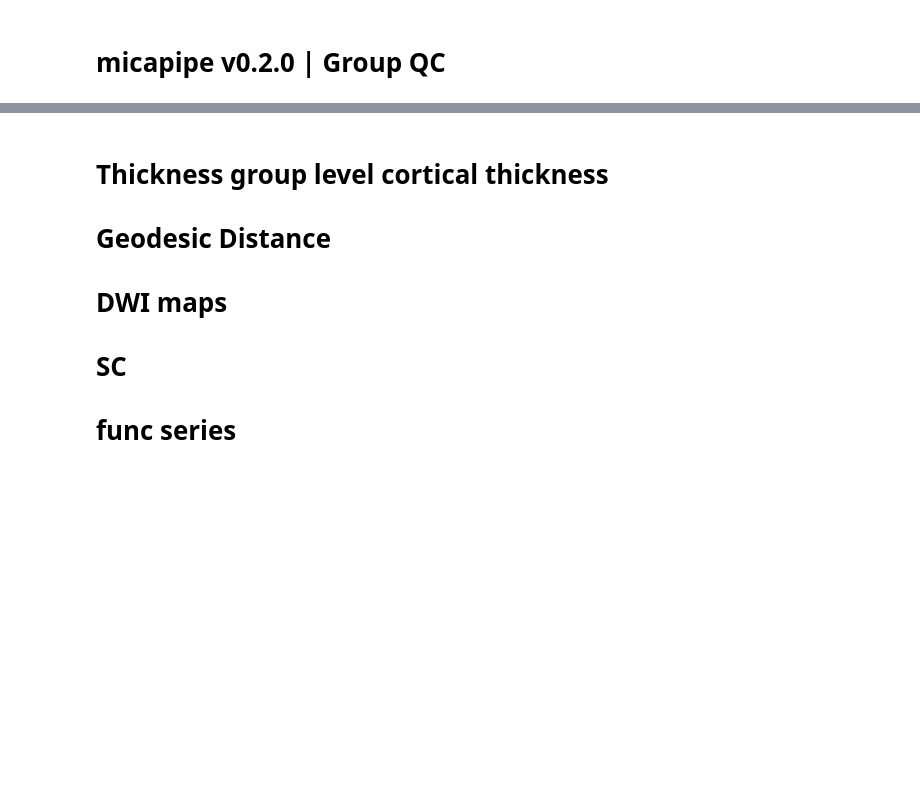
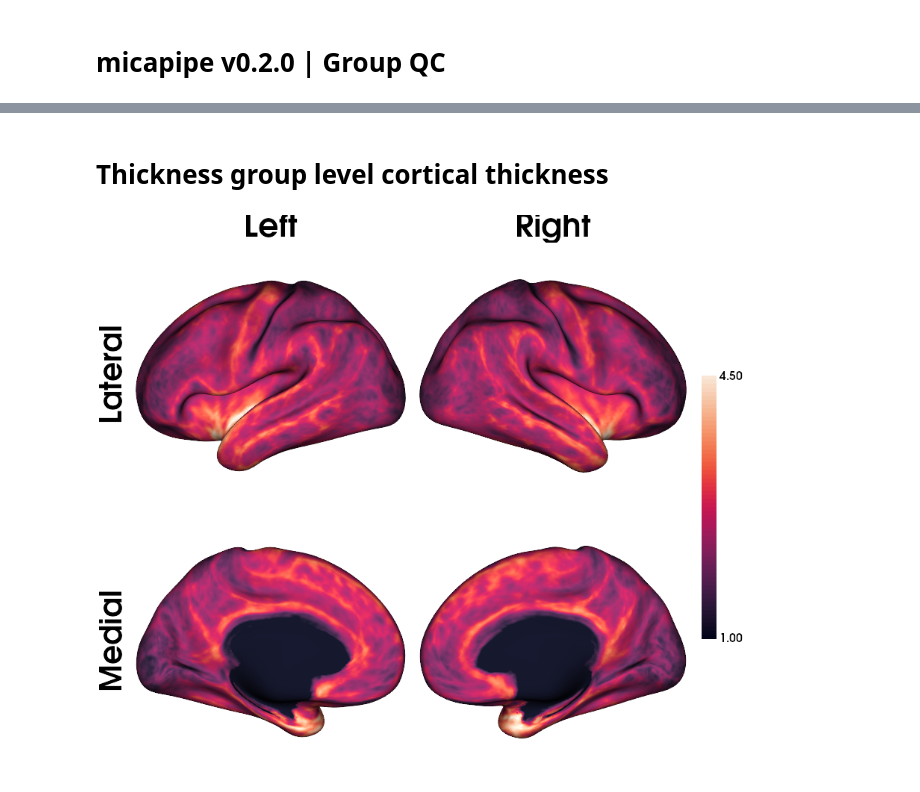
Before and after one commit to rcruces/preproc_reports, a Jupyter notebook: notebooks/micapipe_v0.2.0_QC-group.ipynb, the cells around one changed output, grey strips where cells are left out. Cells and saved outputs as stored; diff of their text form; code cells hidden in the pictures; blank space fills up the shorter version.

```diff
--- a/notebooks/micapipe_v0.2.0_QC-group.ipynb
+++ b/notebooks/micapipe_v0.2.0_QC-group.ipynb
@@ -159,7 +243,29 @@ Text(0.5, 1.0, 'Module Progress')
 # %% [markdown]
 # Thickness group level cortical thickness
-
-# Geodesic Distance
-# DWI maps
-# SC
-# func series
+# %%
+# Load all the cortical thickness
+th_lh_files=sorted(glob.glob('sub-*/ses-*/maps/*_hemi-L_surf-fsLR-32k_label-thickness.func.gii'))
+th_rh_files=sorted(glob.glob('sub-*/ses-*/maps/*_hemi-R_surf-fsLR-32k_label-thickness.func.gii'))
+
+# get the BIDS ids
+bids_ids = [elem.split('/')[0] + '_' + elem.split('/')[1] for elem in th_lh_files]
+
+# Load all the thickness data
+Nth=np.concatenate((nb.load(th_lh_files[0]).darrays[0].data, nb.load(th_rh_files[0]).darrays[0].data), axis=0).shape[0]
+
+th=np.empty([len(th_lh_files), Nth], dtype=float)
+for i, f in enumerate(th_lh_files):
+    #print(f)
+    th[i,:] = np.hstack(np.concatenate((nb.load(th_lh_files[i]).darrays[0].data, nb.load(th_rh_files[i]).darrays[0].data), axis=0))
+# %%
+# Mean matrix across the x axis (vertices)
+thmean = np.mean(th, axis=0)
+
+# Plot the mean thickness 10mm on conte69 surface
+plot_hemispheres(inf_lh, inf_rh, array_name=thmean, cmap='rocket', nan_color=(0, 0, 0, 1),
+                      zoom=1.3, size=(900, 750), embed_nb=True,
+                      color_bar='right', layout_style='grid', color_range=(1, 4.5),
+                      label_text={'left': ['Lateral', 'Medial'], 'top': ['Left', 'Right']},
+                      screenshot=False, filename='/home/bic/rcruces/Desktop/PNI_thickness_mean.png')
+# %% [output]
+[figure, added]
```
Also changed, not shown: parts of 16 cells of this notebook.
